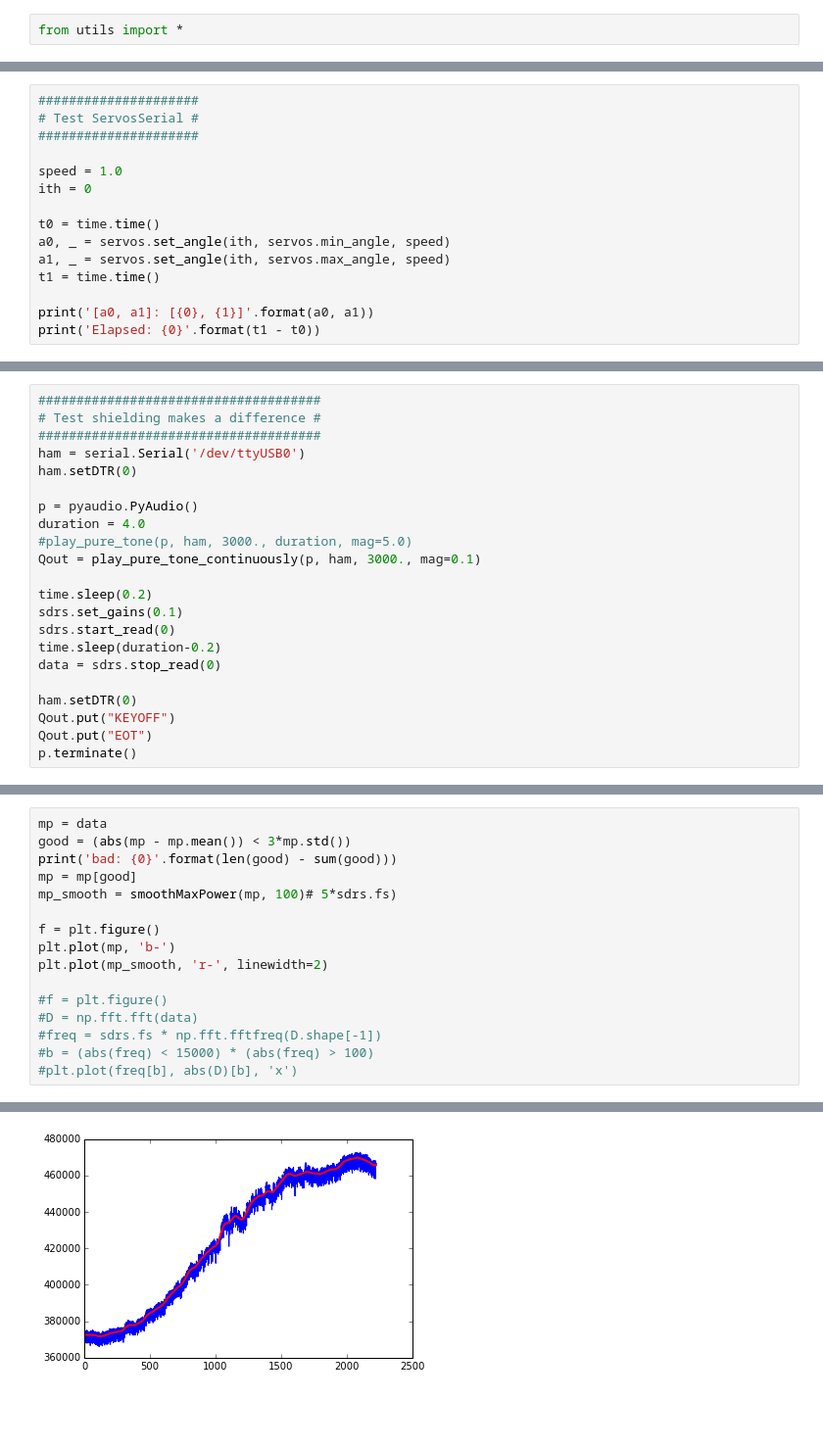
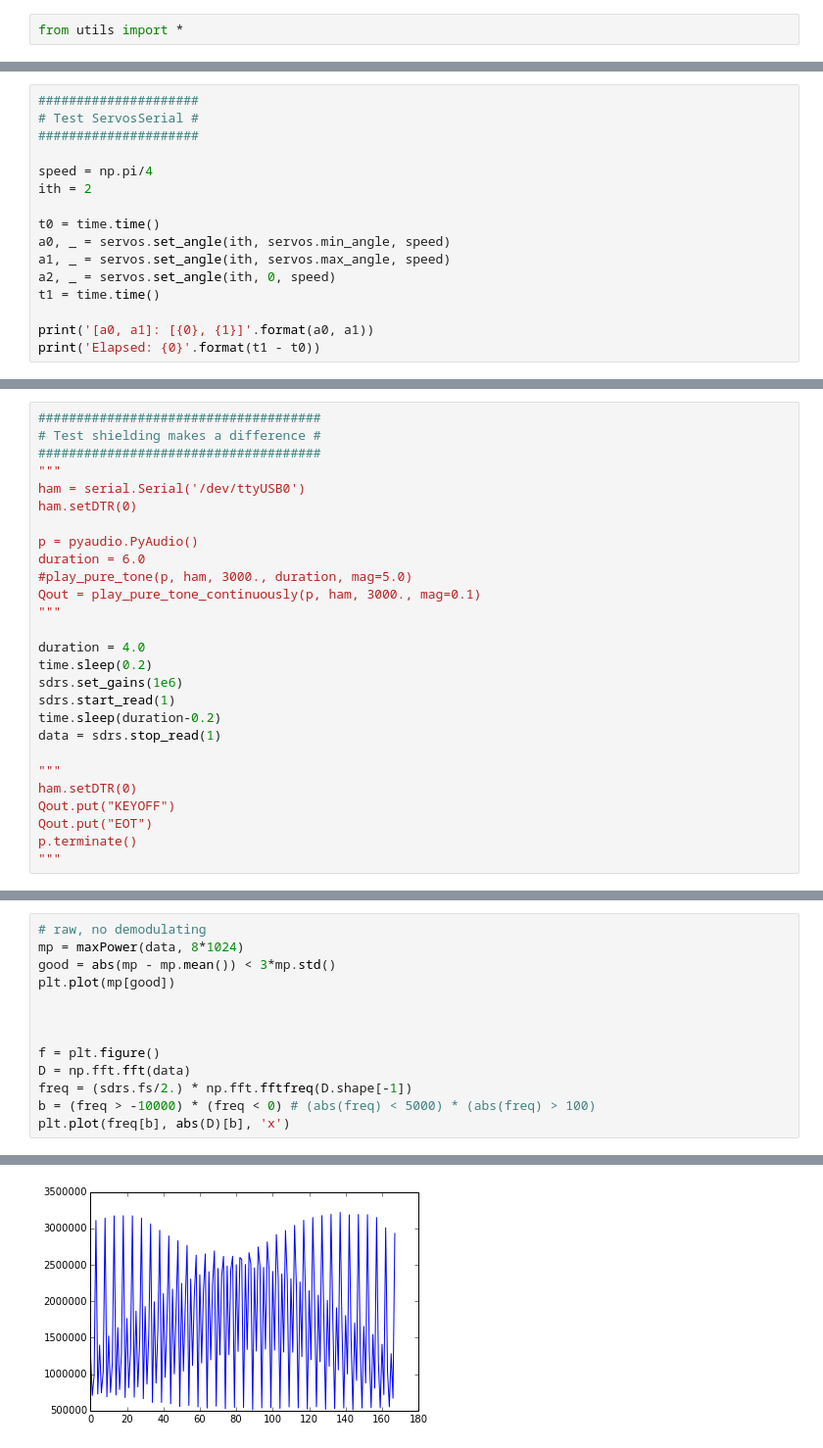
Before and after one commit to gkahn13/radioloc, a Jupyter notebook: servo_serial.ipynb, the cells around one changed output, grey strips where cells are left out. Shown at 98% size. Cells and saved outputs as stored; diff of their text form; blank space fills up the shorter version.

```diff
--- a/servo_serial.ipynb
+++ b/servo_serial.ipynb
@@ -84,12 +88,13 @@ servos = Servos(3, '/dev/ttyACM0')
 # Test ServosSerial #
 #####################
 
-speed = 1.0
-ith = 0
+speed = np.pi/4
+ith = 2
 
 t0 = time.time()
 a0, _ = servos.set_angle(ith, servos.min_angle, speed)
 a1, _ = servos.set_angle(ith, servos.max_angle, speed)
+a2, _ = servos.set_angle(ith, 0, speed)
 t1 = time.time()
 
 print('[a0, a1]: [{0}, {1}]'.format(a0, a1))
@@ -336,22 +383,27 @@ for angles, mp in angles_and_maxpowers0:
 #####################################
 # Test shielding makes a difference #
 #####################################
+"""
 ham = serial.Serial('/dev/ttyUSB0')
 ham.setDTR(0)
 
 p = pyaudio.PyAudio()
-duration = 4.0
+duration = 6.0
 #play_pure_tone(p, ham, 3000., duration, mag=5.0)
 Qout = play_pure_tone_continuously(p, ham, 3000., mag=0.1)
+"""
 
+duration = 4.0
 time.sleep(0.2)
-sdrs.set_gains(0.1)
-sdrs.start_read(0)
+sdrs.set_gains(1e6)
+sdrs.start_read(1)
 time.sleep(duration-0.2)
-data = sdrs.stop_read(0)
+data = sdrs.stop_read(1)
 
+"""
 ham.setDTR(0)
 Qout.put("KEYOFF")
 Qout.put("EOT")
 p.terminate()
+"""
 # %% [output]
@@ -359,17 +471,14 @@ Exception
 # %%
-mp = data
-good = (abs(mp - mp.mean()) < 3*mp.std())
-print('bad: {0}'.format(len(good) - sum(good)))
-mp = mp[good]
-mp_smooth = smoothMaxPower(mp, 100)# 5*sdrs.fs)
+# raw, no demodulating
+mp = maxPower(data, 8*1024)
+good = abs(mp - mp.mean()) < 3*mp.std()
+plt.plot(mp[good])
+
+
 
 f = plt.figure()
-plt.plot(mp, 'b-')
-plt.plot(mp_smooth, 'r-', linewidth=2)
-
-#f = plt.figure()
-#D = np.fft.fft(data)
-#freq = sdrs.fs * np.fft.fftfreq(D.shape[-1])
-#b = (abs(freq) < 15000) * (abs(freq) > 100)
-#plt.plot(freq[b], abs(D)[b], 'x')
+D = np.fft.fft(data)
+freq = (sdrs.fs/2.) * np.fft.fftfreq(D.shape[-1])
+b = (freq > -10000) * (freq < 0) # (abs(freq) < 5000) * (abs(freq) > 100)
+plt.plot(freq[b], abs(D)[b], 'x')
 # %% [output]
@@ -378 +486 @@ bad: 0
-[figure, old version]
+[figure, new version]
```
Also changed, not shown: parts of 17 cells of this notebook, 2 other files.
